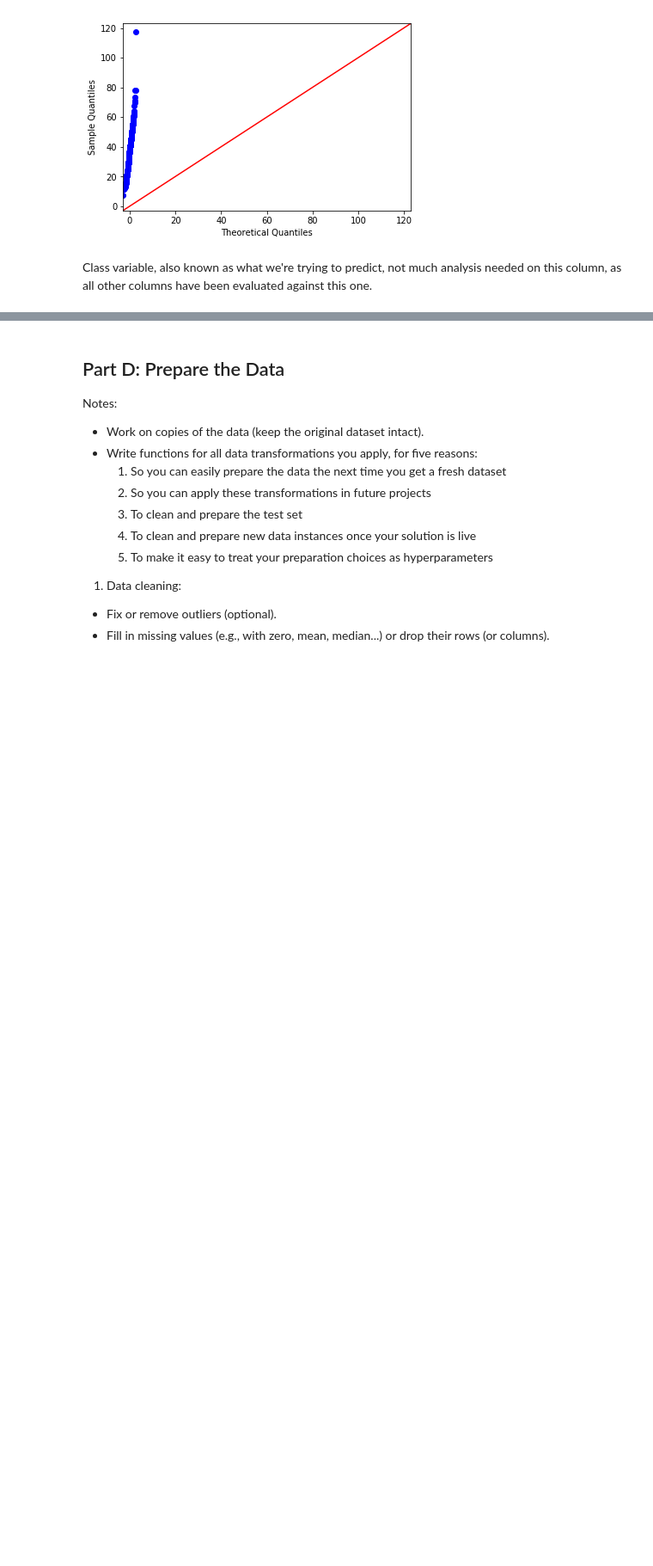
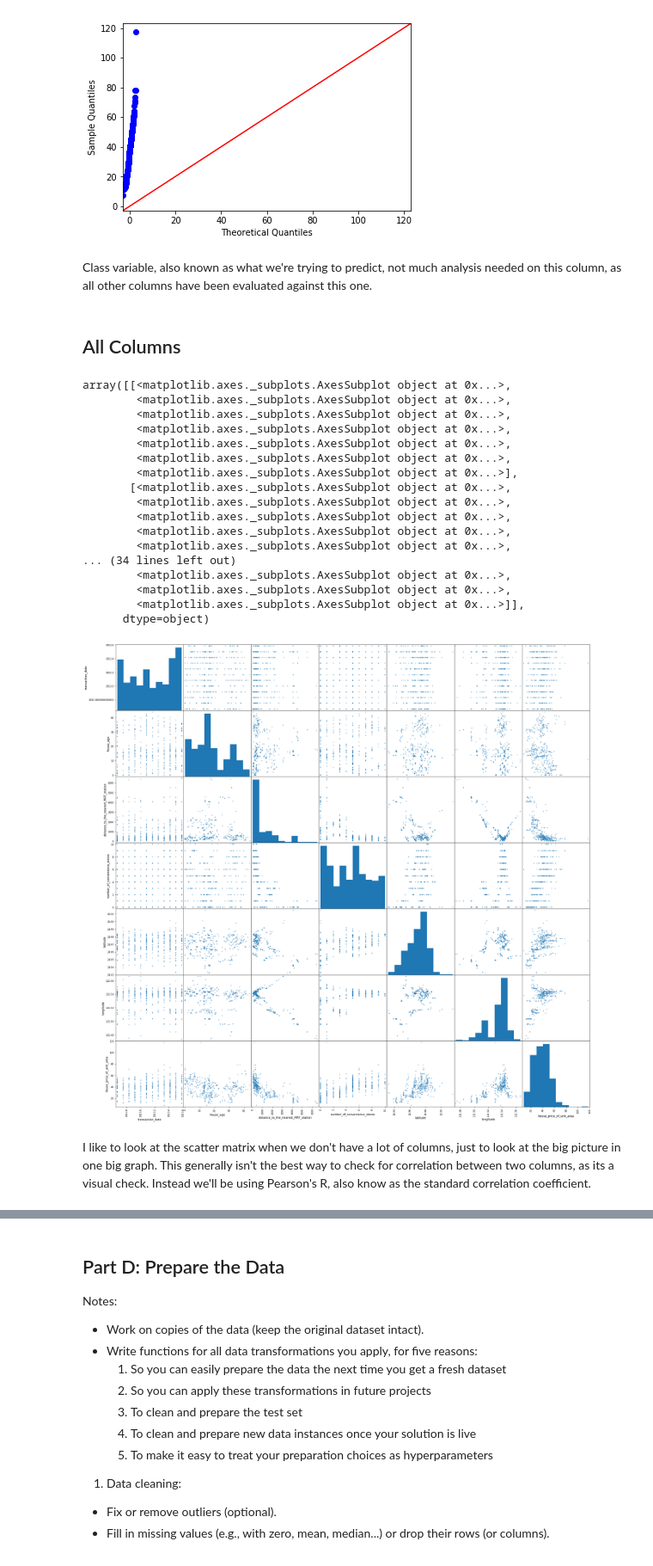
Before and after one commit to GregHilston/hands-on-machine-learning-with-scikit-learn-and-tensorflow, a Jupyter notebook: chapter-two-end-to-end-machine-learning-project/notebooks/chapter-two-end-to-end-project.ipynb, the cells around one changed output, grey strips where cells are left out. Shown at 86% size. Drawn from its saved outputs; the diff is of its cells as text; code cells hidden in the pictures; blank space fills up the shorter version.

```diff
--- a/chapter-two-end-to-end-machine-learning-project/notebooks/chapter-two-end-to-end-project.ipynb
+++ b/chapter-two-end-to-end-machine-learning-project/notebooks/chapter-two-end-to-end-project.ipynb
@@ -495,3 +502,28 @@ Sample does not look Gaussian (reject H0)
 [figure]
 # %% [markdown]
 Class variable, also known as what we're trying to predict, not much analysis needed on this column, as all other columns have been evaluated against this one.
+# %% [markdown]
+## All Columns
+# %%
+scatter_matrix(df, alpha=0.6, figsize=(30, 30), diagonal='hist')
+# %% [output]
+array([[<matplotlib.axes._subplots.AxesSubplot object at 0x...>,
+        <matplotlib.axes._subplots.AxesSubplot object at 0x...>,
+        <matplotlib.axes._subplots.AxesSubplot object at 0x...>,
+        <matplotlib.axes._subplots.AxesSubplot object at 0x...>,
+        <matplotlib.axes._subplots.AxesSubplot object at 0x...>,
+        <matplotlib.axes._subplots.AxesSubplot object at 0x...>,
+        <matplotlib.axes._subplots.AxesSubplot object at 0x...>],
+       [<matplotlib.axes._subplots.AxesSubplot object at 0x...>,
+        <matplotlib.axes._subplots.AxesSubplot object at 0x...>,
+        <matplotlib.axes._subplots.AxesSubplot object at 0x...>,
+        <matplotlib.axes._subplots.AxesSubplot object at 0x...>,
+        <matplotlib.axes._subplots.AxesSubplot object at 0x...>,
+... (34 lines left out)
+        <matplotlib.axes._subplots.AxesSubplot object at 0x...>,
+        <matplotlib.axes._subplots.AxesSubplot object at 0x...>,
+        <matplotlib.axes._subplots.AxesSubplot object at 0x...>]],
+      dtype=object)
+[figure, added]
+# %% [markdown]
+I like to look at the scatter matrix when we don't have a lot of columns, just to look at the big picture in one big graph. This generally isn't the best way to check for correlation between two columns, as its a visual check. Instead we'll be using Pearson's R, also know as the standard correlation coefficient.
```
Also changed, not shown: parts of 4 cells of this notebook.
